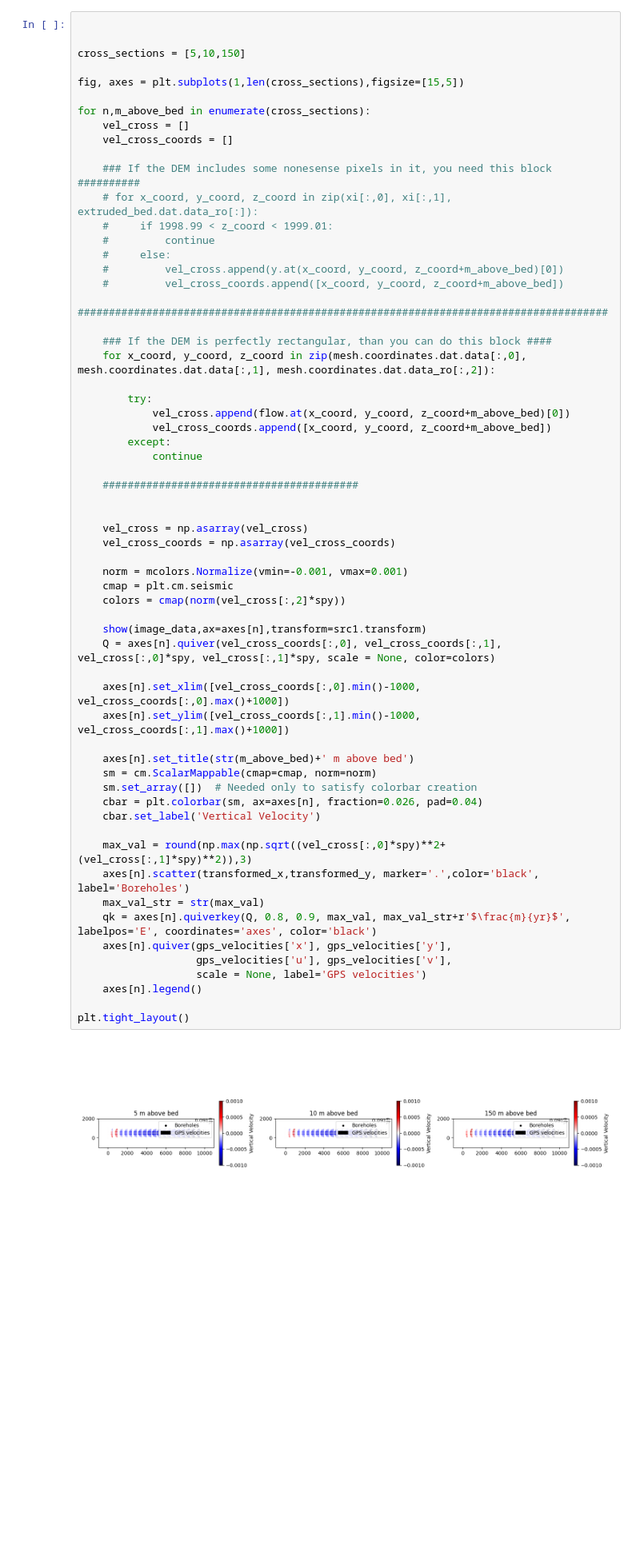
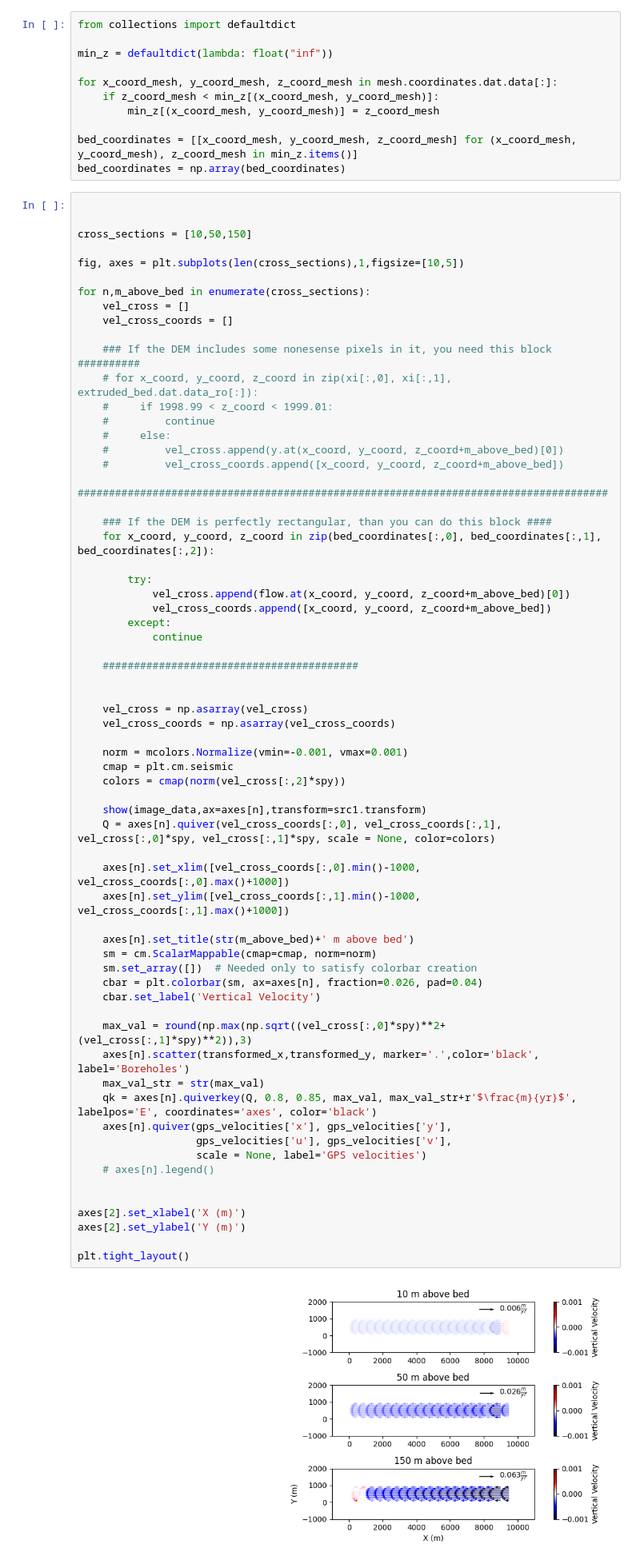
Before and after one commit to johnmorganmanos/AH_temp_paper, a Jupyter notebook: Processing_notebooks/synthetic_test.ipynb, the cells around one changed output. Shown at 80% size. Cells and saved outputs as stored; diff of their text form; blank space fills up the shorter version.

```diff
--- a/Processing_notebooks/synthetic_test.ipynb
+++ b/Processing_notebooks/synthetic_test.ipynb
@@ -173,9 +175,20 @@ stokes_solver.solve()
+# %%
+from collections import defaultdict
+
+min_z = defaultdict(lambda: float("inf"))
+
+for x_coord_mesh, y_coord_mesh, z_coord_mesh in mesh.coordinates.dat.data[:]:
+    if z_coord_mesh < min_z[(x_coord_mesh, y_coord_mesh)]:
+        min_z[(x_coord_mesh, y_coord_mesh)] = z_coord_mesh
+
+bed_coordinates = [[x_coord_mesh, y_coord_mesh, z_coord_mesh] for (x_coord_mesh, y_coord_mesh), z_coord_mesh in min_z.items()]
+bed_coordinates = np.array(bed_coordinates)
 # %%
 
 
-cross_sections = [5,10,150]
+cross_sections = [10,50,150]
 
-fig, axes = plt.subplots(1,len(cross_sections),figsize=[15,5])
+fig, axes = plt.subplots(len(cross_sections),1,figsize=[10,5])
 
 for n,m_above_bed in enumerate(cross_sections):
     vel_cross = []
@@ -191,7 +204,7 @@ for n,m_above_bed in enumerate(cross_sections):
     #####################################################################################
 
     ### If the DEM is perfectly rectangular, than you can do this block ####
-    for x_coord, y_coord, z_coord in zip(mesh.coordinates.dat.data[:,0], mesh.coordinates.dat.data[:,1], mesh.coordinates.dat.data_ro[:,2]):
+    for x_coord, y_coord, z_coord in zip(bed_coordinates[:,0], bed_coordinates[:,1], bed_coordinates[:,2]):
 
         try:
             vel_cross.append(flow.at(x_coord, y_coord, z_coord+m_above_bed)[0])
@@ -203,36 +216,40 @@ for n,m_above_bed in enumerate(cross_sections):
 
 
     vel_cross = np.asarray(vel_cross)
     vel_cross_coords = np.asarray(vel_cross_coords)
 
     norm = mcolors.Normalize(vmin=-0.001, vmax=0.001)
     cmap = plt.cm.seismic
     colors = cmap(norm(vel_cross[:,2]*spy))
 
     show(image_data,ax=axes[n],transform=src1.transform)
     Q = axes[n].quiver(vel_cross_coords[:,0], vel_cross_coords[:,1], vel_cross[:,0]*spy, vel_cross[:,1]*spy, scale = None, color=colors)
 
     axes[n].set_xlim([vel_cross_coords[:,0].min()-1000, vel_cross_coords[:,0].max()+1000])
     axes[n].set_ylim([vel_cross_coords[:,1].min()-1000, vel_cross_coords[:,1].max()+1000])
 
     axes[n].set_title(str(m_above_bed)+' m above bed')
     sm = cm.ScalarMappable(cmap=cmap, norm=norm)
     sm.set_array([])  # Needed only to satisfy colorbar creation
     cbar = plt.colorbar(sm, ax=axes[n], fraction=0.026, pad=0.04)
     cbar.set_label('Vertical Velocity')
 
     max_val = round(np.max(np.sqrt((vel_cross[:,0]*spy)**2+(vel_cross[:,1]*spy)**2)),3)
     axes[n].scatter(transformed_x,transformed_y, marker='.',color='black', label='Boreholes')
     max_val_str = str(max_val)
-    qk = axes[n].quiverkey(Q, 0.8, 0.9, max_val, max_val_str+r'$\frac{m}{yr}$', labelpos='E', coordinates='axes', color='black')
+    qk = axes[n].quiverkey(Q, 0.8, 0.85, max_val, max_val_str+r'$\frac{m}{yr}$', labelpos='E', coordinates='axes', color='black')
     axes[n].quiver(gps_velocities['x'], gps_velocities['y'],
                    gps_velocities['u'], gps_velocities['v'],
                    scale = None, label='GPS velocities')
-    axes[n].legend()
+    # axes[n].legend()
+
+
+axes[2].set_xlabel('X (m)')
+axes[2].set_ylabel('Y (m)')
 
 plt.tight_layout()
 # %% [output]
-[figure, old version]
+[figure, new version]
 # %% [markdown]
 # 3. Include temperature in the model
 # %% [markdown]
```
Also changed, not shown: parts of 7 cells of this notebook.
